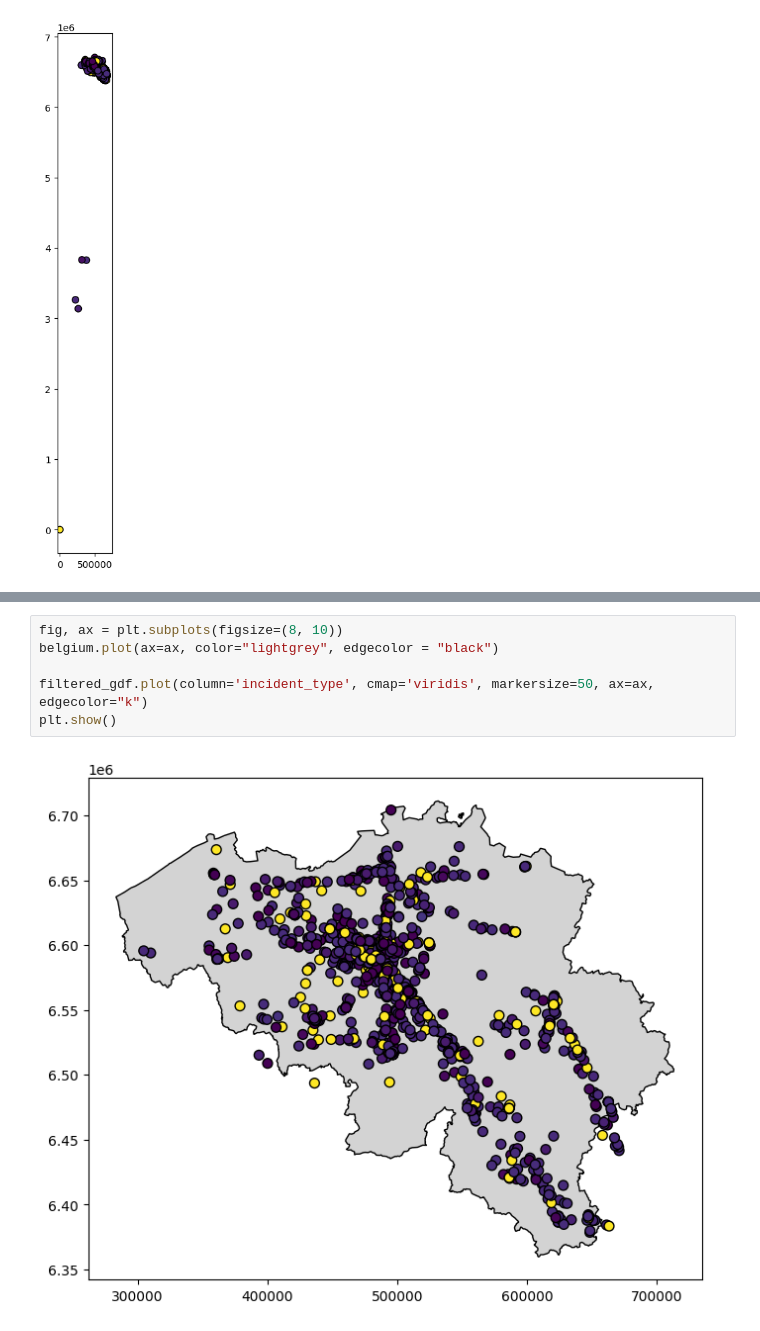
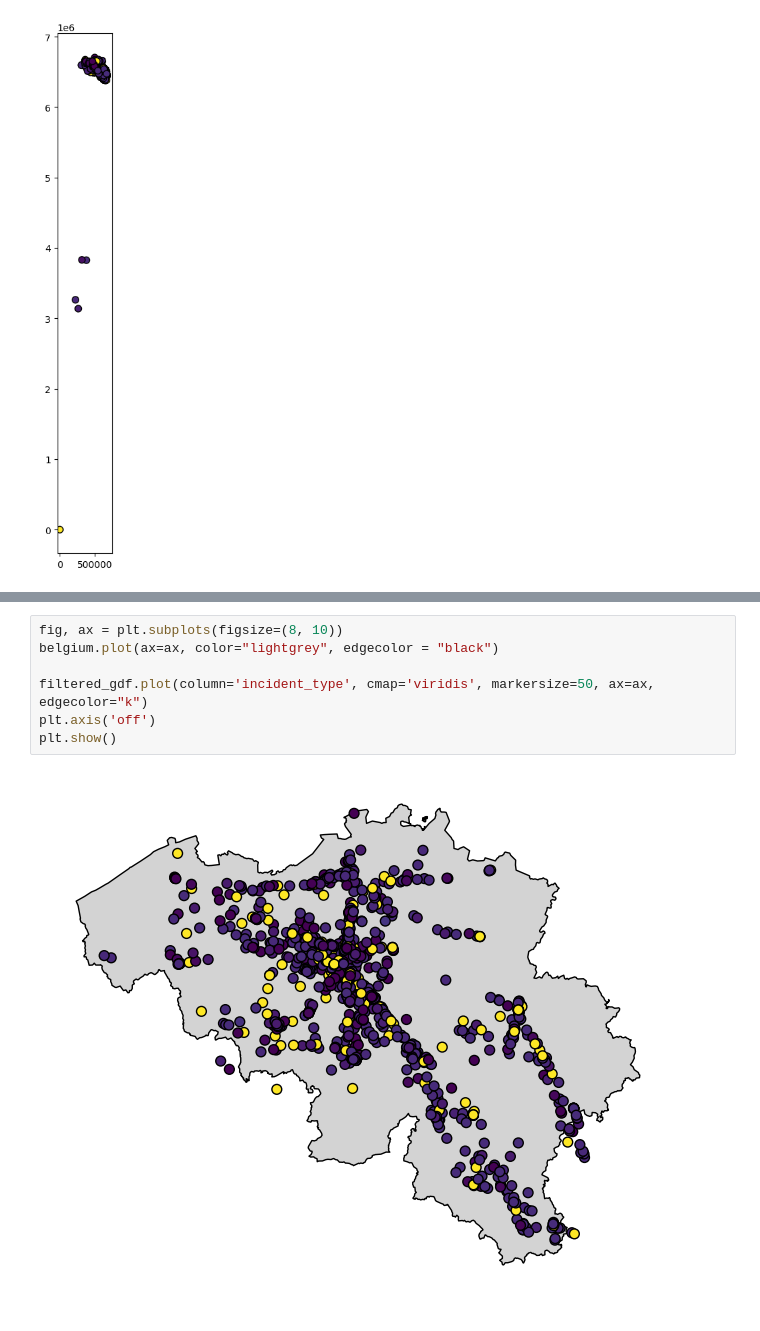
Before and after one commit to Carda01/SNCB_IncidentClassifier, a Jupyter notebook: pre_data_analysis/geospatial_analysis.ipynb, the cells around one changed output, grey strips where cells are left out. Drawn from its saved outputs; the diff is of its cells as text.

```diff
--- a/pre_data_analysis/geospatial_analysis.ipynb
+++ b/pre_data_analysis/geospatial_analysis.ipynb
@@ -62,11 +84,12 @@ filtered_gdf = gdf[gdf.approx_lat>45]
 # %%
 fig, ax = plt.subplots(figsize=(8, 10))
 belgium.plot(ax=ax, color="lightgrey", edgecolor = "black")
 
 filtered_gdf.plot(column='incident_type', cmap='viridis', markersize=50, ax=ax, edgecolor="k")
+plt.axis('off')
 plt.show()
 # %% [output]
-[figure, old version]
+[figure, new version]
 # %%
 incidents = gdf.incident_type.unique()
 colors = sns.color_palette("husl", len(incidents))
```
Also changed, not shown: parts of 8 cells of this notebook.
